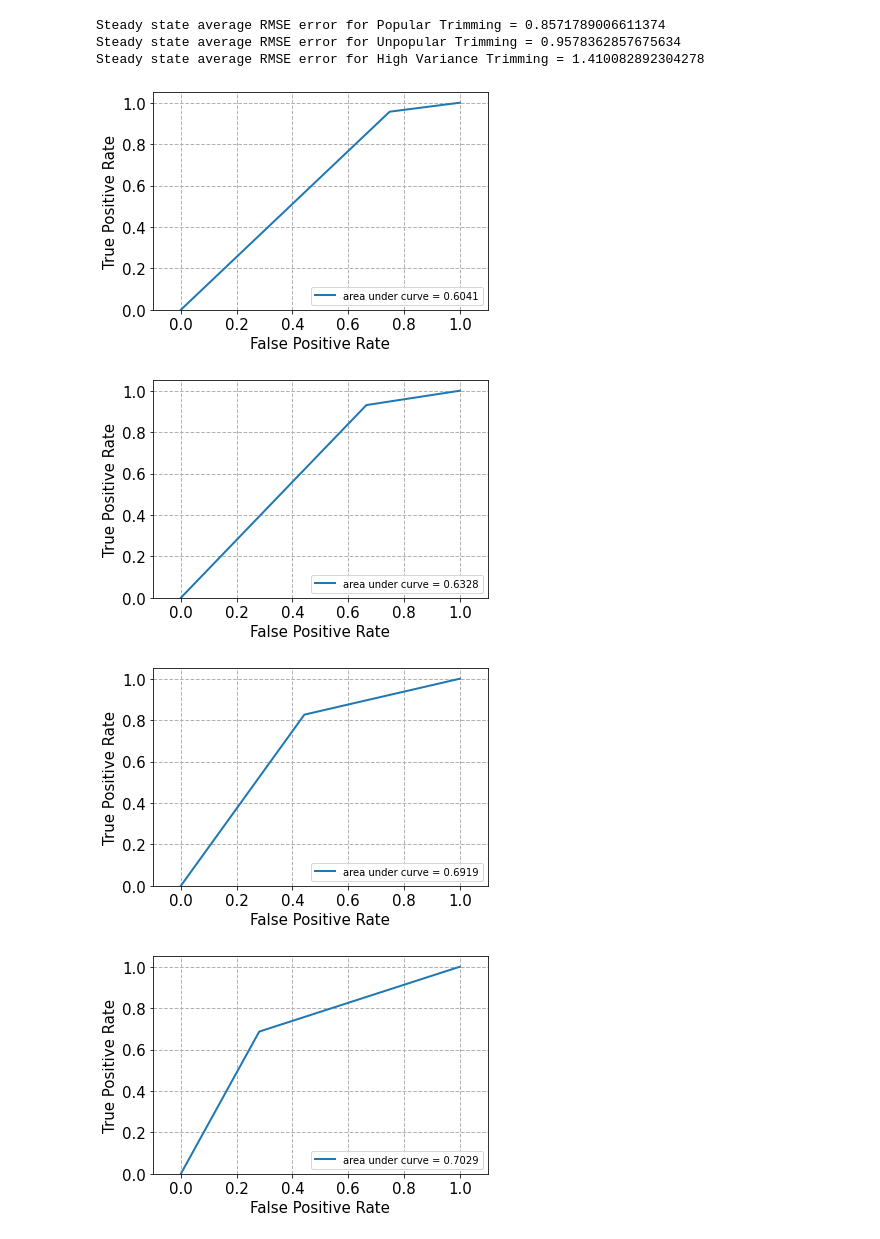
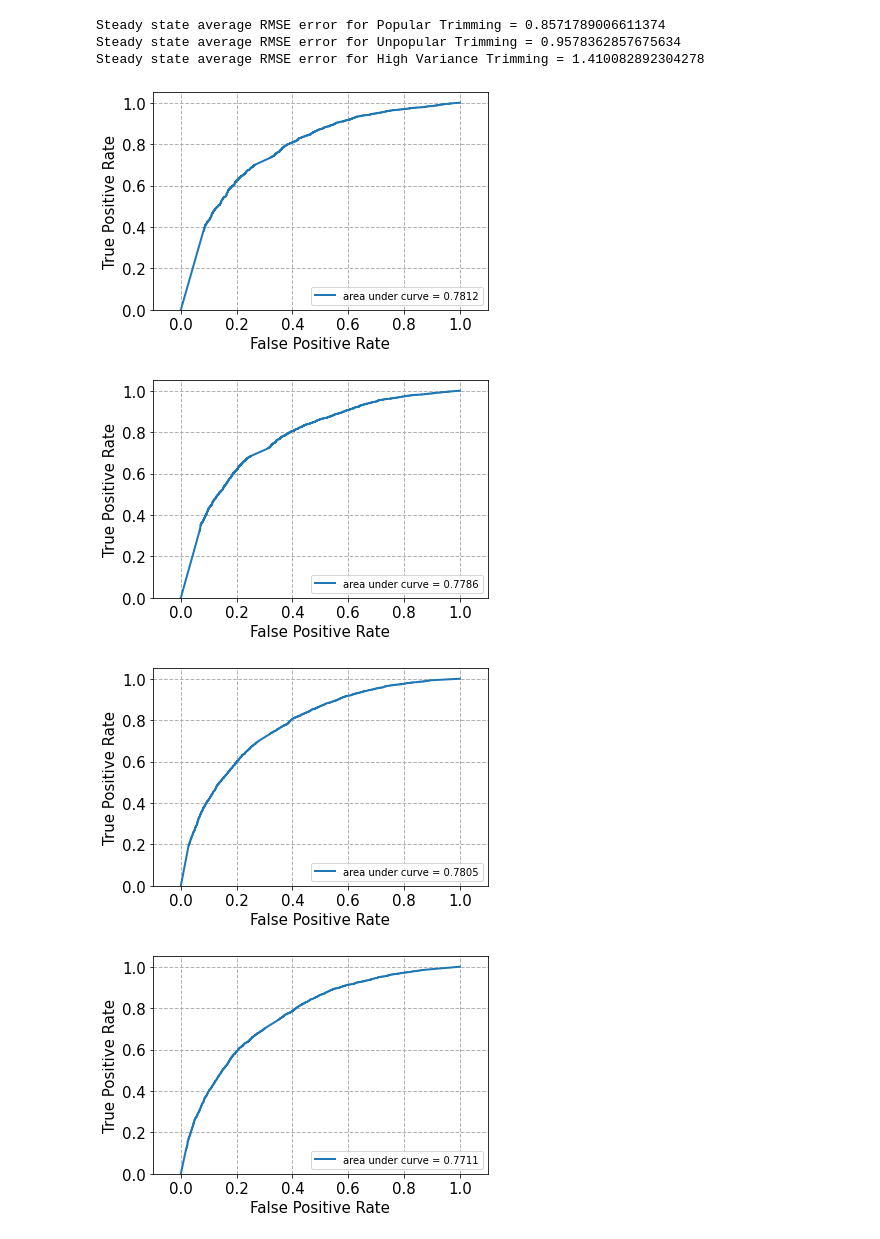
Before and after one commit to ztucker4/ECE219_Winter2021, a Jupyter notebook: Project_3/Project_3.ipynb, the cells around one changed output. Drawn from its saved outputs; the diff is of its cells as text; code cells hidden in the pictures.

```diff
--- a/Project_3/Project_3.ipynb
+++ b/Project_3/Project_3.ipynb
@@ -40,5 +40,33 @@ ratings_mat = np.delete(ratings_mat, idx, axis=0)
 
 sparsity = np.count_nonzero(ratings_mat)/(np.prod(ratings_mat.shape))
 
+
+
+
+#Compute again using dictionary of movies/userIDs
+movies_dict = {}
+user_dict = {}
+for i in range(len(userIDs)):
+
+    #Use movieID as key
+    if (movies[i] not in movies_dict.keys()):
+        movies_dict[movies[i]] = [(userIDs[i], ratings[i])]
+    else:
+        movies_dict[movies[i]].append((userIDs[i], ratings[i]))
+
+    #Use userID as key
+    if (userIDs[i] not in user_dict.keys()):
+        user_dict[userIDs[i]] = [(movies[i], ratings[i])]
+    else:
+        user_dict[userIDs[i]].append((movies[i], ratings[i]))
+
+num_ratings = 0
+for movieID in movies_dict.keys():
+    for item in movies_dict[movieID]:
+        num_ratings += 1
+
+sparsity_dict = num_ratings/(len(movies_dict.keys()) * len(user_dict.keys()))
+
 print("Sparsity is: {}".format(sparsity))
+print("Sparsity (dict) is: {}".format(sparsity_dict))
 # %% [output]
@@ -374,43 +412,35 @@ def plot_roc(fpr, tpr):
         label.set_fontsize(15)
 
 threshold_values = [2.5,3,3.5,4]
 
 for i in threshold_values:
     #Thresholding before AND after KNN?
     ratings_df_pd = pandas.read_csv('ratings.csv')
     ratings_df_sup = ratings_df_pd.drop(labels='timestamp', axis=1)
     ratings_df_sup['rating']=ratings_df_sup['rating'].mask(ratings_df_sup['rating'] < i,0) #question: < or <= ?
     ratings_df_sup['rating']=ratings_df_sup['rating'].mask(ratings_df_sup['rating'] >= i,1) #ditto
 
 
     reader_th = Reader(rating_scale=(0,1))
     ratings_th = Dataset.load_from_df(ratings_df_sup, reader_th)
 
     trainset, testset = train_test_split(ratings_th, test_size=.1)
 
     curr_knn = KNNWithMeans(k=24, sim_options=sim_options, verbose=False)
     curr_knn.fit(trainset)
     predictions = curr_knn.test(testset)
 
-    preds_list = []
-
-    #"binarizing" predictions
-    for j in range(len(predictions)):
-        if predictions[j][3] > 0.5:
-            preds_list.append(1)
-        else:
-            preds_list.append(0)
-
+    preds_list = [elem[3] for elem in predictions]
     #need 1D list to match preds_list
     true_list = []
     for j in range(len(testset)):
         true_list.append(testset[j][2])
 
 
     fpr, tpr, thresholds = metrics.roc_curve(true_list, preds_list)
     plot_roc(fpr,tpr)
 # %% [output]
-[figure, old version]
+[figure, new version]
-[figure, old version]
+[figure, new version]
-[figure, old version]
+[figure, new version]
-[figure, old version]
+[figure, new version]
```
Also changed, not shown: parts of 12 cells of this notebook.
